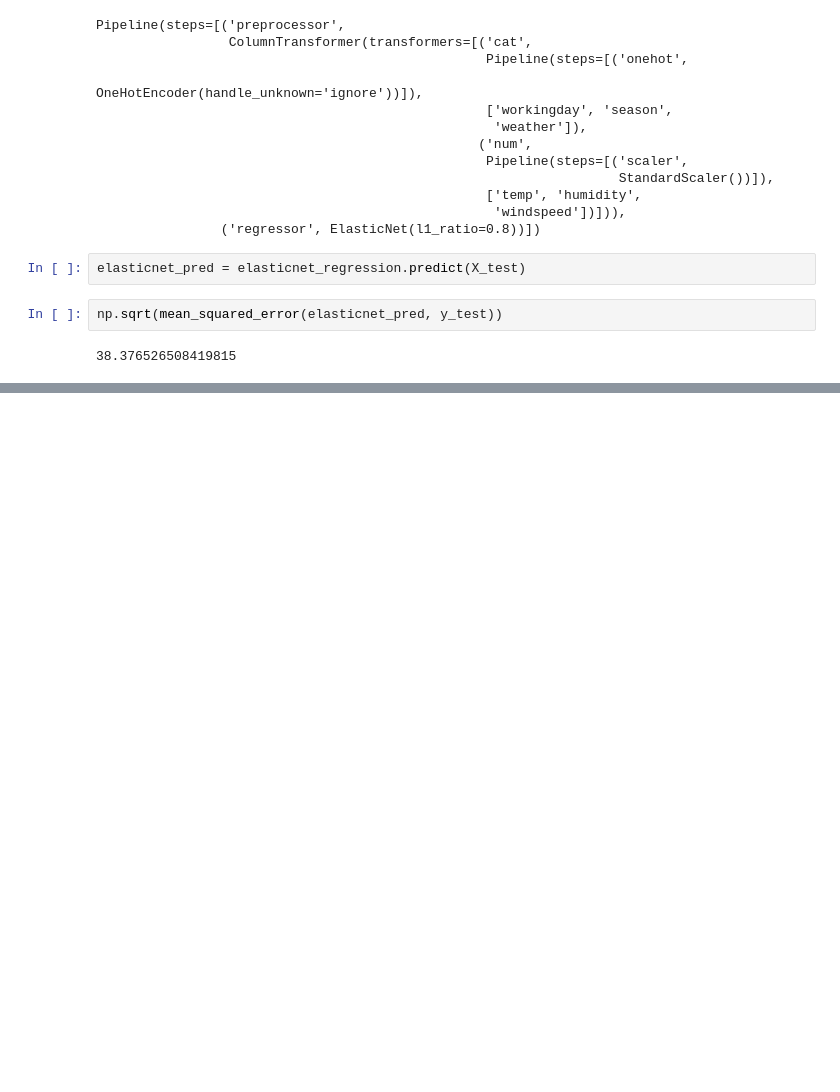
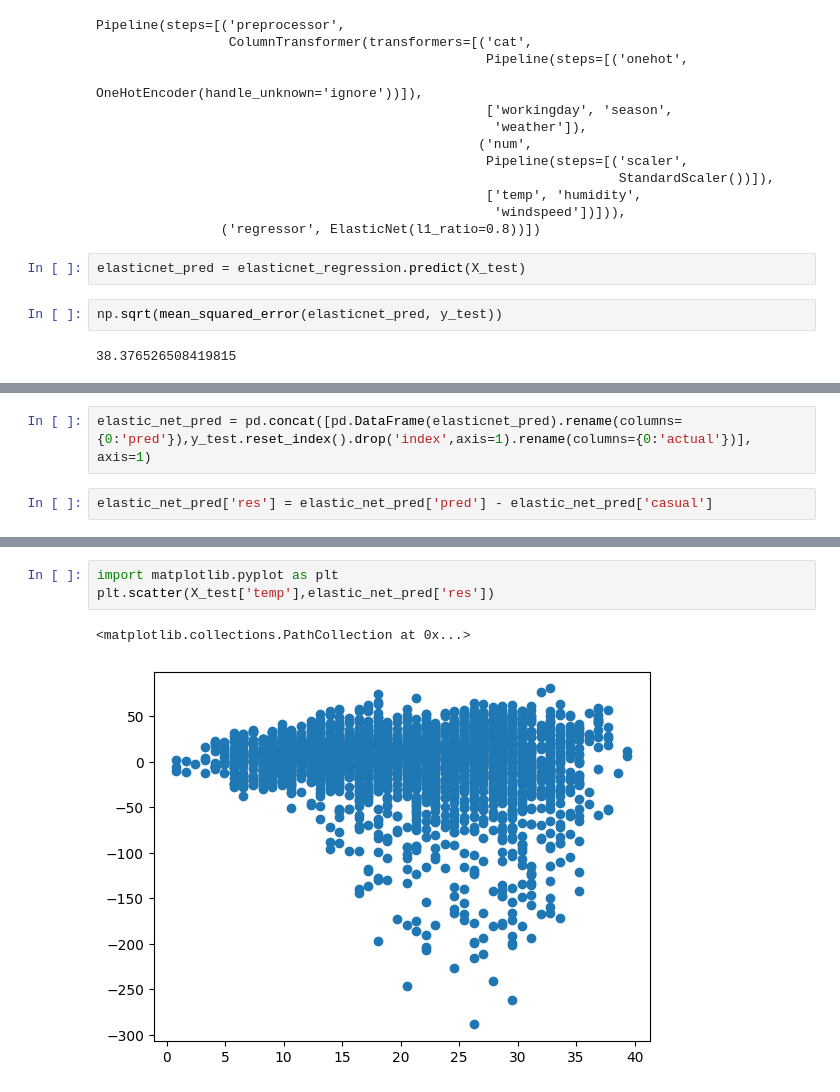
Before and after one commit to delinai/schulich_ds1, a Jupyter notebook: In-class Code/Module6_LinearRegression.ipynb, the cells around one changed output, grey strips where cells are left out. Saved outputs shown, nothing was run; the diff lists cells and outputs as text; blank space fills up the shorter version.

```diff
--- a/In-class Code/Module6_LinearRegression.ipynb
+++ b/In-class Code/Module6_LinearRegression.ipynb
@@ -464,0 +499,4 @@ np.sqrt(mean_squared_error(elasticnet_pred, y_test))
+# %%
+elastic_net_pred = pd.concat([pd.DataFrame(elasticnet_pred).rename(columns={0:'pred'}),y_test.reset_index().drop('index',axis=1).rename(columns={0:'actual'})], axis=1)
+# %%
+elastic_net_pred['res'] = elastic_net_pred['pred'] - elastic_net_pred['casual']
@@ -464,0 +519,6 @@ np.sqrt(mean_squared_error(elasticnet_pred, y_test))
+# %%
+import matplotlib.pyplot as plt
+plt.scatter(X_test['temp'],elastic_net_pred['res'])
+# %% [output]
+<matplotlib.collections.PathCollection at 0x...>
+[figure, added]
```
Also changed, not shown: parts of 4 cells of this notebook.
